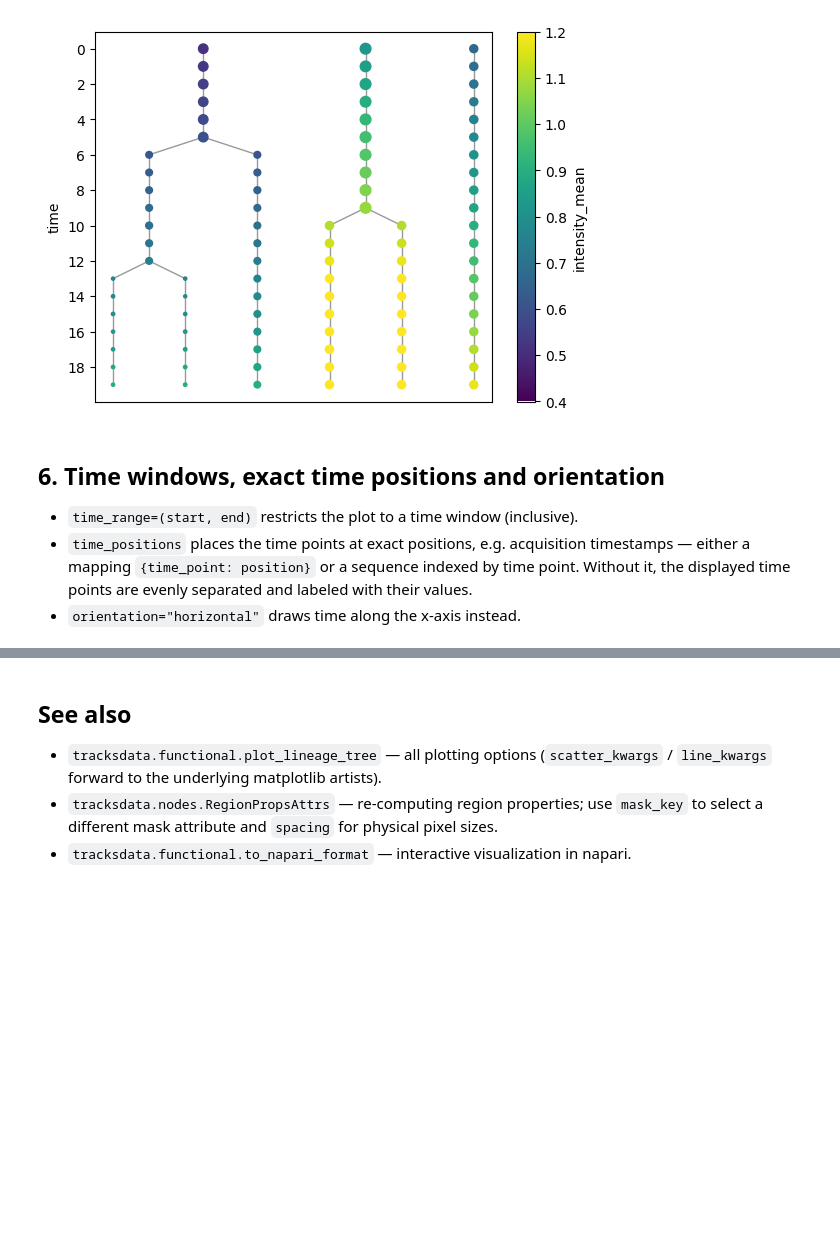
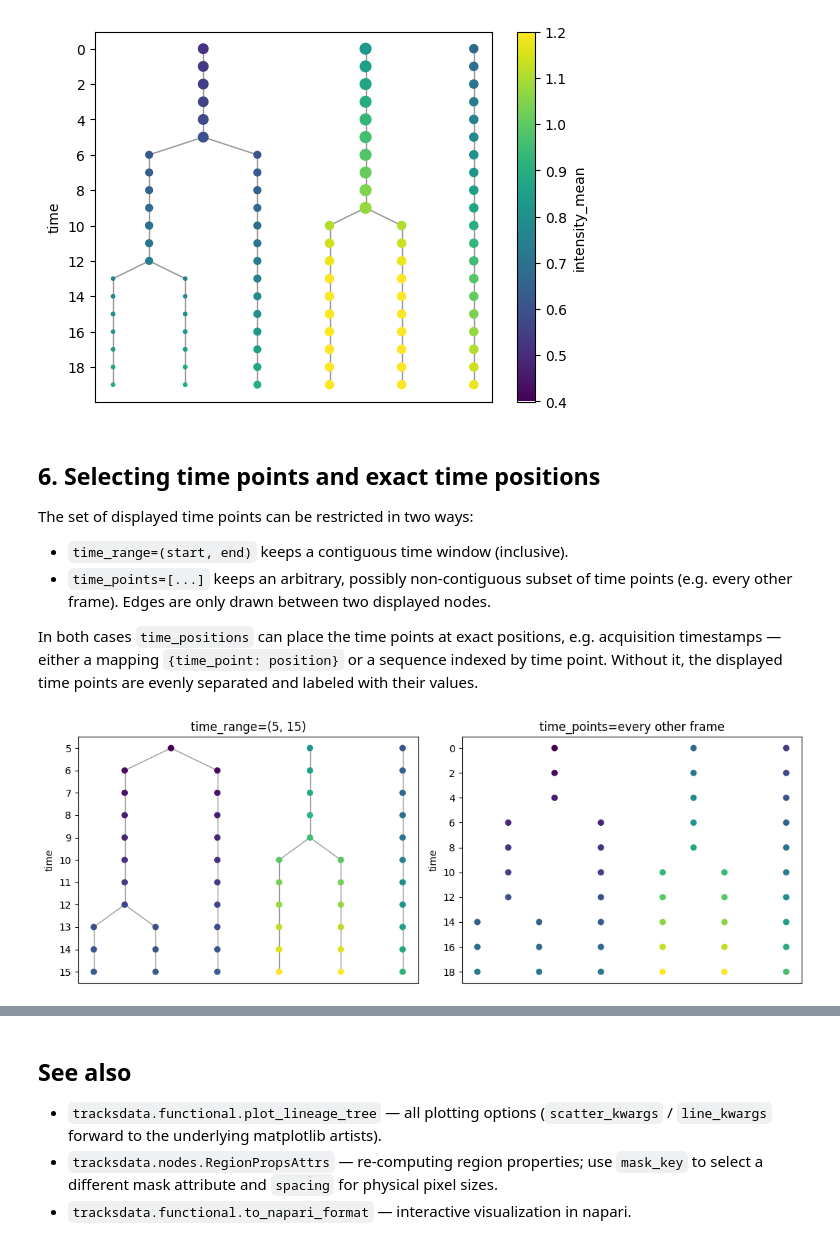
Before and after one commit to yfukai/tracksdata, a Jupyter notebook: docs/examples/lineage_tree_and_regionprops.ipynb, the cells around one changed output, grey strips where cells are left out. Cells and saved outputs as stored; diff of their text form; code cells hidden in the pictures; blank space fills up the shorter version.

```diff
--- a/docs/examples/lineage_tree_and_regionprops.ipynb
+++ b/docs/examples/lineage_tree_and_regionprops.ipynb
@@ -176,10 +176,27 @@ ax.figure.colorbar(ax.collections[-1], ax=ax, label="intensity_mean");
 # %% [output]
 [figure]
 # %% [markdown]
-## 6. Time windows, exact time positions and orientation
+## 6. Selecting time points and exact time positions
 
-- `time_range=(start, end)` restricts the plot to a time window (inclusive).
-- `time_positions` places the time points at exact positions, e.g. acquisition timestamps —
-  either a mapping `{time_point: position}` or a sequence indexed by time point.
-  Without it, the displayed time points are evenly separated and labeled with their values.
-- `orientation="horizontal"` draws time along the x-axis instead.
+The set of displayed time points can be restricted in two ways:
+
+- `time_range=(start, end)` keeps a contiguous time window (inclusive).
+- `time_points=[...]` keeps an arbitrary, possibly non-contiguous subset of time points
+  (e.g. every other frame). Edges are only drawn between two displayed nodes.
+
+In both cases `time_positions` can place the time points at exact positions, e.g. acquisition
+timestamps — either a mapping `{time_point: position}` or a sequence indexed by time point.
+Without it, the displayed time points are evenly separated and labeled with their values.
+# %%
+fig, (ax_left, ax_right) = plt.subplots(1, 2, figsize=(11, 4))
+
+# contiguous window around the divisions
+plot_lineage_tree(solution, ax=ax_left, time_range=(5, 15), color_attr="intensity_mean")
+ax_left.set_title("time_range=(5, 15)")
+
+# every other frame: a non-contiguous subset
+plot_lineage_tree(solution, ax=ax_right, time_points=list(range(0, N_FRAMES, 2)), color_attr="intensity_mean")
+ax_right.set_title("time_points=every other frame")
+fig.tight_layout()
+# %% [output]
+[figure, added]
```
Also changed, not shown: parts of 3 cells of this notebook, 2 other files.
